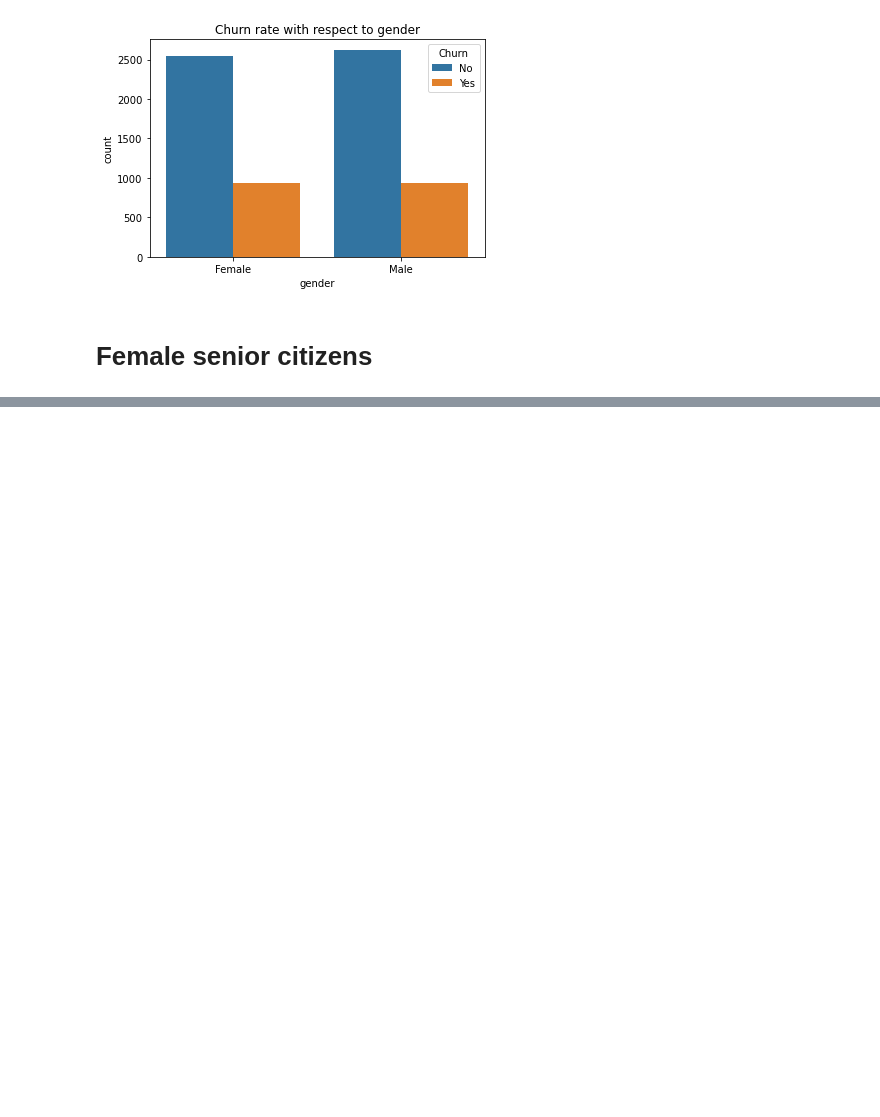
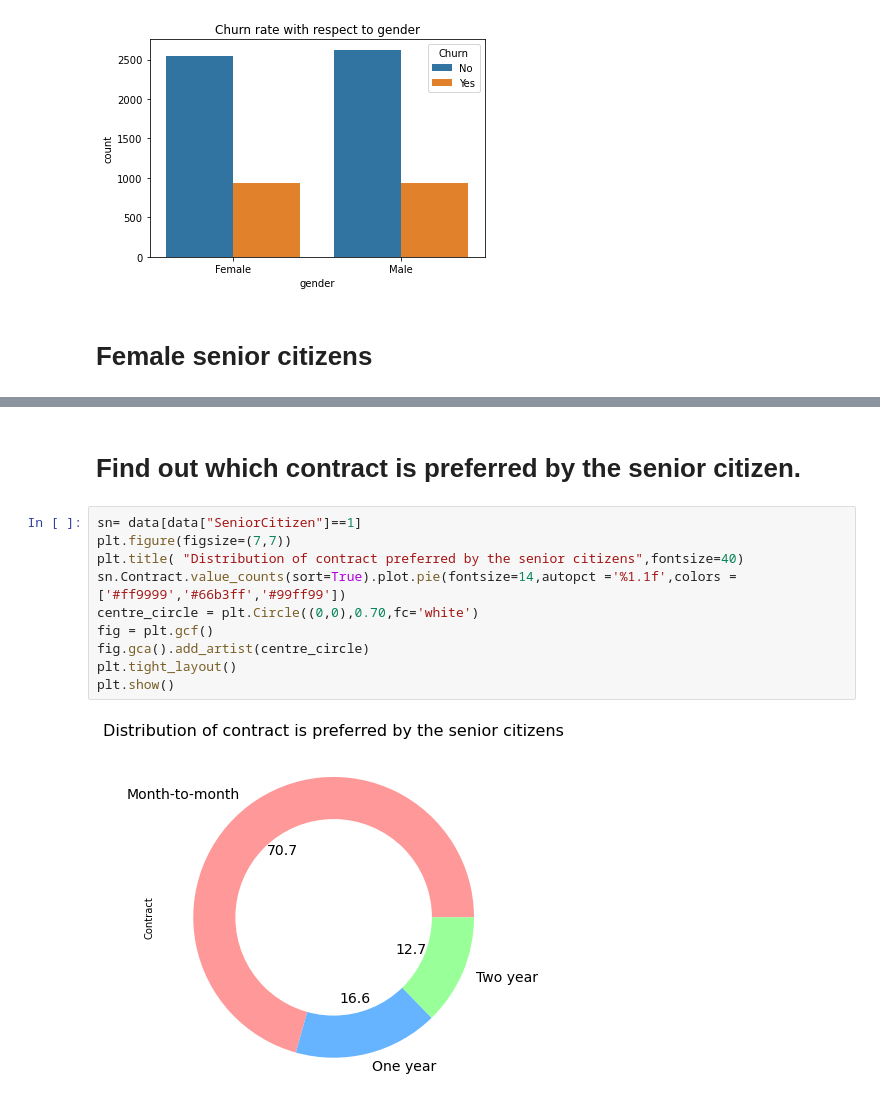
Before and after one commit to Syamkrishna123/ICTK-Q-A-activity, a Jupyter notebook: week4.ipynb, the cells around one changed output, grey strips where cells are left out. Cells and saved outputs as stored; diff of their text form; blank space fills up the shorter version.

```diff
--- a/week4.ipynb
+++ b/week4.ipynb
@@ -33,0 +53,14 @@ Text(0.5, 1.0, 'Churn rate with respect to gender')
+# %% [markdown]
+# Find out which contract is preferred by the senior citizen.
+# %%
+sn= data[data["SeniorCitizen"]==1]
+plt.figure(figsize=(7,7))
+plt.title( "Distribution of contract preferred by the senior citizens",fontsize=40)
+sn.Contract.value_counts(sort=True).plot.pie(fontsize=14,autopct ='%1.1f',colors = ['#ff9999','#66b3ff','#99ff99'])
+centre_circle = plt.Circle((0,0),0.70,fc='white')
+fig = plt.gcf()
+fig.gca().add_artist(centre_circle)
+plt.tight_layout()
+plt.show()
+# %% [output]
+[figure, added]
```
Also changed, not shown: parts of 5 cells of this notebook.
